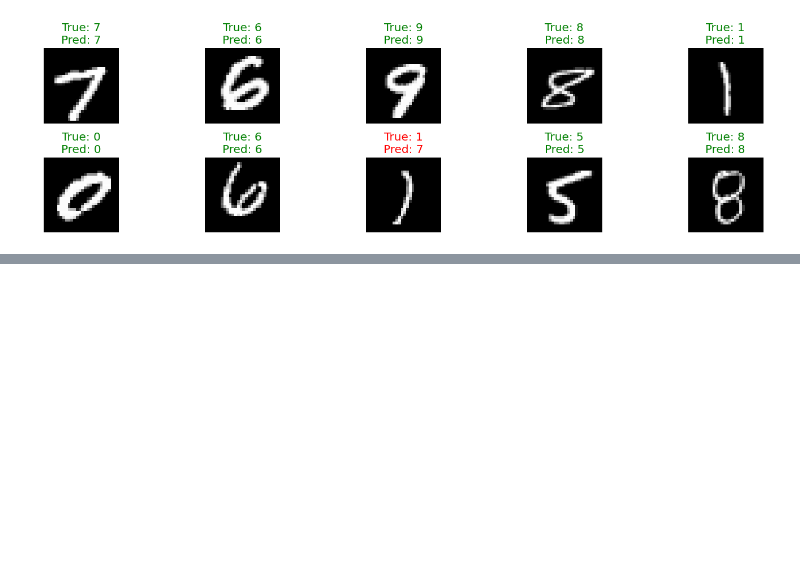
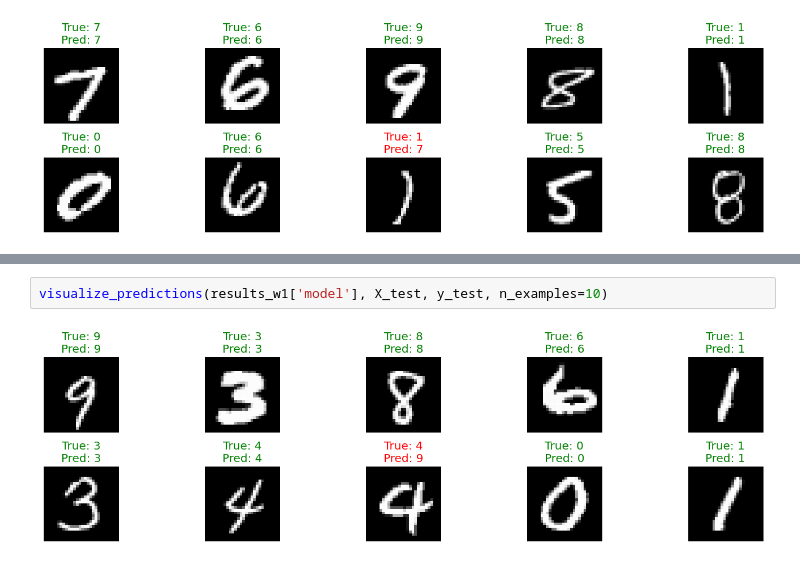
Before and after one commit to alandmprtma/IF3270_Tubes1_57, a Jupyter notebook: test_main.ipynb, the cells around one changed output, grey strips where cells are left out. Drawn from its saved outputs; the diff is of its cells as text; blank space fills up the shorter version.

```diff
--- a/test_main.ipynb
+++ b/test_main.ipynb
@@ -654,0 +724,4 @@ visualize_predictions(results_d3['model'], X_test, y_test, n_examples=10)
+# %%
+visualize_predictions(results_w1['model'], X_test, y_test, n_examples=10)
+# %% [output]
+[figure, added]
```
Also changed, not shown: parts of 9 cells of this notebook.
